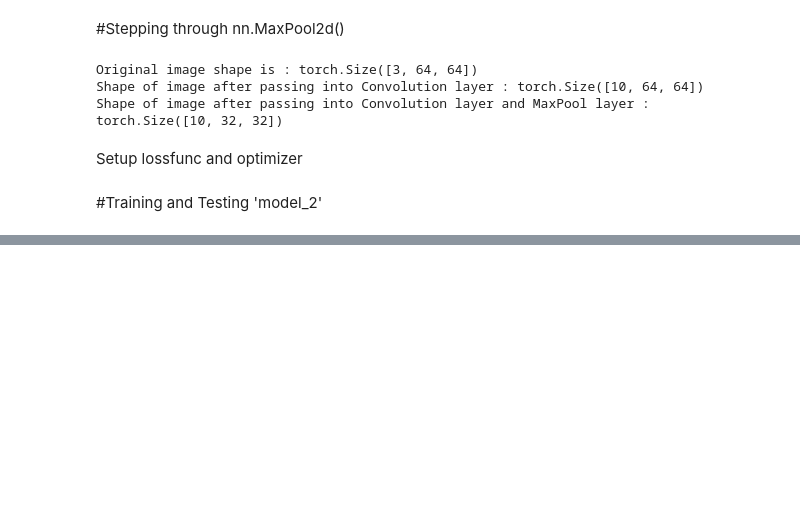
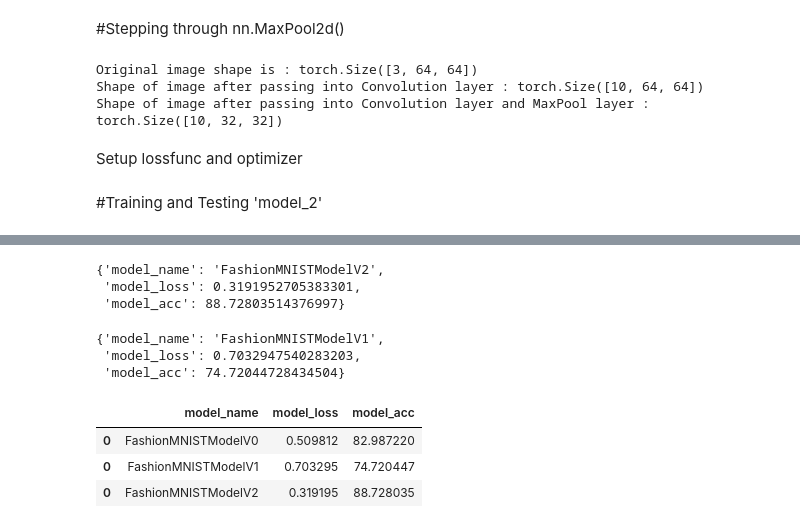
Before and after one commit to Pdinesh-k/Computer-Vision, a Jupyter notebook: Computer_Vision_and_CNN.ipynb, the cells around one changed output, grey strips where cells are left out. Saved outputs shown, nothing was run; the diff lists cells and outputs as text; code cells hidden in the pictures; blank space fills up the shorter version.

```diff
--- a/Computer_Vision_and_CNN.ipynb
+++ b/Computer_Vision_and_CNN.ipynb
@@ -616,13 +616,13 @@ class FashionMNISTModelV2(nn.Module):
     )
 
   def forward(self,x):
-    x = self.conv_block_1(x)
+    a = self.conv_block_1(x)
     #print(f"output shape for Convolutionlayer_1 : {x.shape}")
-    x = self.conv_block_2(x)
+    b = self.conv_block_2(a)
     #print(f"output shape for Convolutionlayer_2 : {x.shape}")
-    x = self.classifier(x)
+    c = self.classifier(b)
     #print(f"output shape after classifier : {x.shape}")
-    return x
+    return c
 # %%
 image.shape[0]   #color channels
 # %% [output]
@@ -746,7 +746,7 @@ Shape of image after passing into Convolution layer and MaxPool layer : torch.Si
 Setup lossfunc and optimizer
 # %%
 loss_fn = torch.nn.CrossEntropyLoss()
-optimizer = torch.optim.Adam(model_2.parameters() ,lr = 0.1)
+optimizer = torch.optim.SGD(model_2.parameters() ,lr = 0.1)
 
 def accuracy_fn(actual_data,predicted_data):
   equals = torch.eq(actual_data,predicted_data).sum().item()
@@ -843,0 +844,35 @@ Train loss : 2.3147 | Train acc : 9.9967 | Test loss : 2.3123 | Test acc : 9.994
+# %%
+#Get model_0 results dictionary
+model_2_results = evaluate_model(model = model_2,
+                   data_loader = test_dataloader,
+                   loss_fn = loss_fn,
+                   accuracy_fn = accuracy)
+model_2_results
+# %% [output]
+{'model_name': 'FashionMNISTModelV2',
+ 'model_loss': 0.3191952705383301,
+ 'model_acc': 88.72803514376997}
+# %%
+#Get model_0 results dictionary
+model_1_results = evaluate_model(model = model_1,
+                   data_loader = test_dataloader,
+                   loss_fn = loss_fn,
+                   accuracy_fn = accuracy)
+model_1_results
+# %% [output]
+{'model_name': 'FashionMNISTModelV1',
+ 'model_loss': 0.7032947540283203,
+ 'model_acc': 74.72044728434504}
+# %%
+import pandas as pd
+
+model_0_df = pd.DataFrame([model_0_results])
+model_1_df = pd.DataFrame([model_1_results])
+model_2_df = pd.DataFrame([model_2_results])
+compare_model = pd.concat([model_0_df,model_1_df,model_2_df])
+compare_model
+# %% [output]
+|  | model_name | model_loss | model_acc |
+| 0 | FashionMNISTModelV0 | 0.509812 | 82.987220 |
+| 0 | FashionMNISTModelV1 | 0.703295 | 74.720447 |
+| 0 | FashionMNISTModelV2 | 0.319195 | 88.728035 |
```
Also changed, not shown: parts of 15 cells of this notebook.
